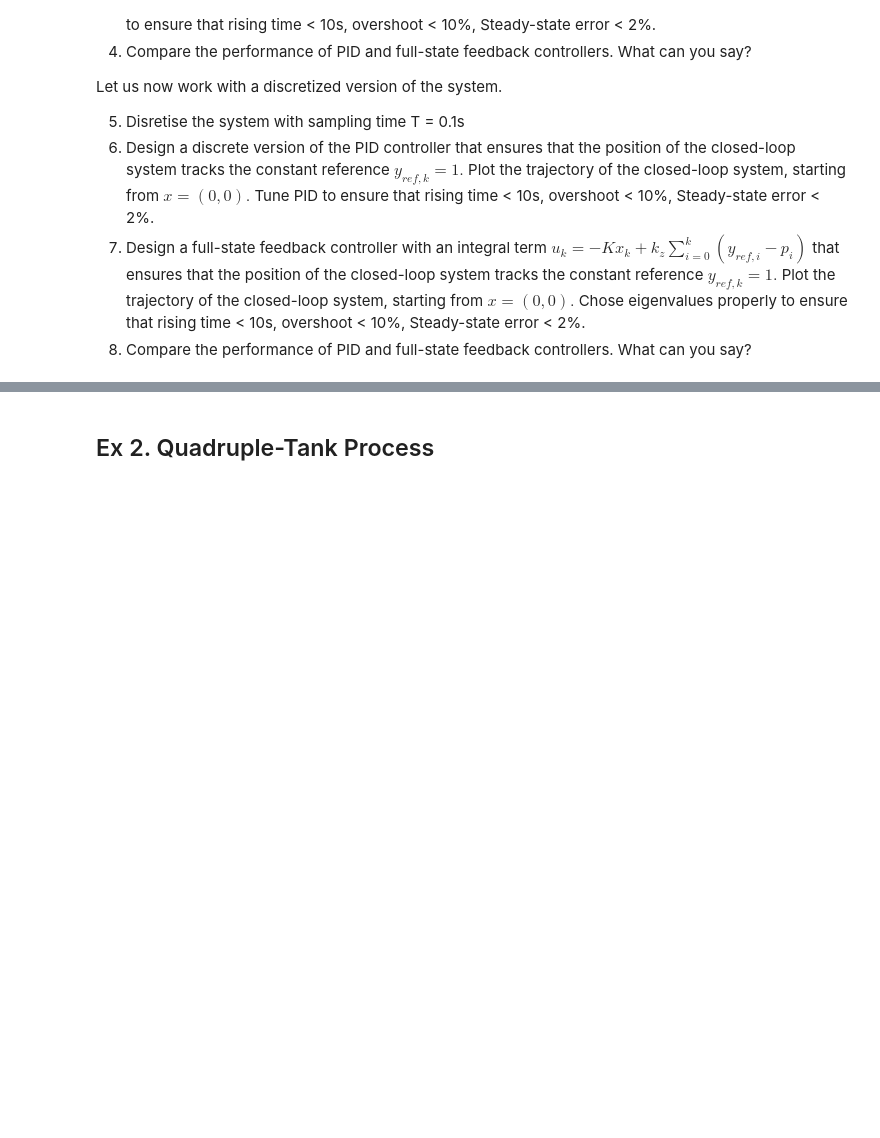
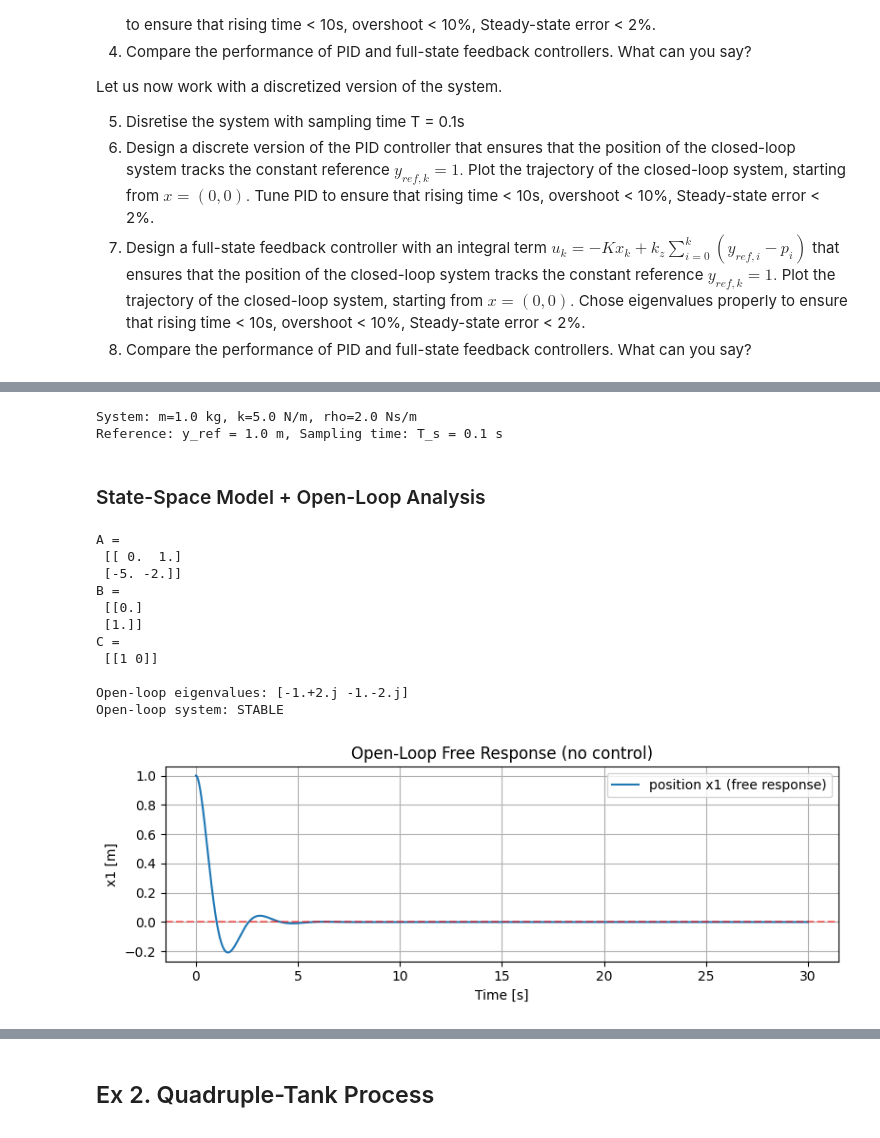
Before and after one commit to FBI-openup/CT_Control-theory, a Jupyter notebook: ZHANG Boyuan_FinalProject.ipynb, the cells around one changed output, grey strips where cells are left out. Cells and saved outputs as stored; diff of their text form; code cells hidden in the pictures; blank space fills up the shorter version.

```diff
--- a/ZHANG Boyuan_FinalProject.ipynb
+++ b/ZHANG Boyuan_FinalProject.ipynb
@@ -37,0 +108,80 @@ Let us now work with a discretized version of the system.
+# %%
+# --- Block 1: Imports and system parameters ---
+import numpy as np
+import matplotlib.pyplot as plt
+from scipy.integrate import odeint
+from scipy.signal import place_poles, cont2discrete
+import control
+
+# System parameters
+m   = 1.0   # mass [kg]
+k   = 5.0   # spring constant [N/m]
+rho = 2.0   # damping coefficient [Ns/m]
+
+# Reference and simulation settings
+y_ref = 1.0          # position reference [m]
+x0    = [0.0, 0.0]   # initial state [position, velocity]
+T_end = 30.0         # simulation end time [s]
+
+# Continuous-time simulation step
+dt = 0.01
+t  = np.arange(0, T_end, dt)
+
+# Discrete sampling time
+T_s   = 0.1
+t_d   = np.arange(0, T_end, T_s)
+N     = len(t_d)
+
+print(f"System: m={m} kg, k={k} N/m, rho={rho} Ns/m")
+print(f"Reference: y_ref = {y_ref} m, Sampling time: T_s = {T_s} s")
+# %% [output]
+System: m=1.0 kg, k=5.0 N/m, rho=2.0 Ns/m
+Reference: y_ref = 1.0 m, Sampling time: T_s = 0.1 s
+# %% [markdown]
+### State-Space Model + Open-Loop Analysis
+# %%
+# --- Block 2: Build state-space matrices and check open-loop stability ---
+
+A = np.array([[0,      1     ],
+              [-k/m,  -rho/m ]])
+
+B = np.array([[0  ],
+              [1/m]])
+
+C = np.array([[1, 0]])
+
+D = np.array([[0]])
+
+print("A =\n", A)
+print("B =\n", B)
+print("C =\n", C)
+
+# Open-loop eigenvalues
+eigs = np.linalg.eigvals(A)
+print(f"\nOpen-loop eigenvalues: {eigs}")
+print("Open-loop system:", "STABLE" if all(np.real(eigs) < 0) else "UNSTABLE")
+
+# Quick open-loop step response (no input, just free decay from x0=[1,0])
+def open_loop(x, t):
+    return A @ x  # no control input, u=0
+
+sol_ol = odeint(open_loop, [1.0, 0.0], t)
+plt.figure(figsize=(8, 3))
+plt.plot(t, sol_ol[:, 0], label='position x1 (free response)')
+plt.axhline(0, color='r', linestyle='--', alpha=0.5)
+plt.xlabel('Time [s]'); plt.ylabel('x1 [m]')
+plt.title('Open-Loop Free Response (no control)')
+plt.legend(); plt.grid(True); plt.tight_layout(); plt.show()
+# %% [output]
+A =
+ [[ 0.  1.]
+ [-5. -2.]]
+B =
+ [[0.]
+ [1.]]
+C =
+ [[1 0]]
+
+Open-loop eigenvalues: [-1.+2.j -1.-2.j]
+Open-loop system: STABLE
+[figure, added]
```
Also changed, not shown: parts of 43 cells of this notebook.
